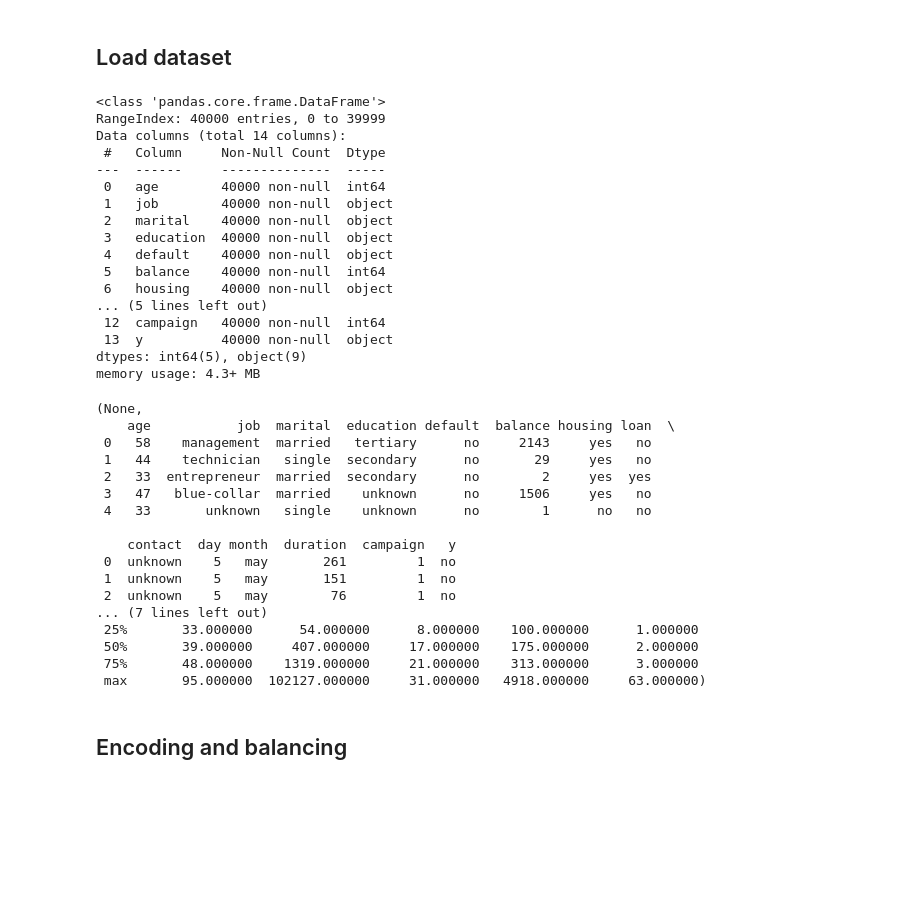
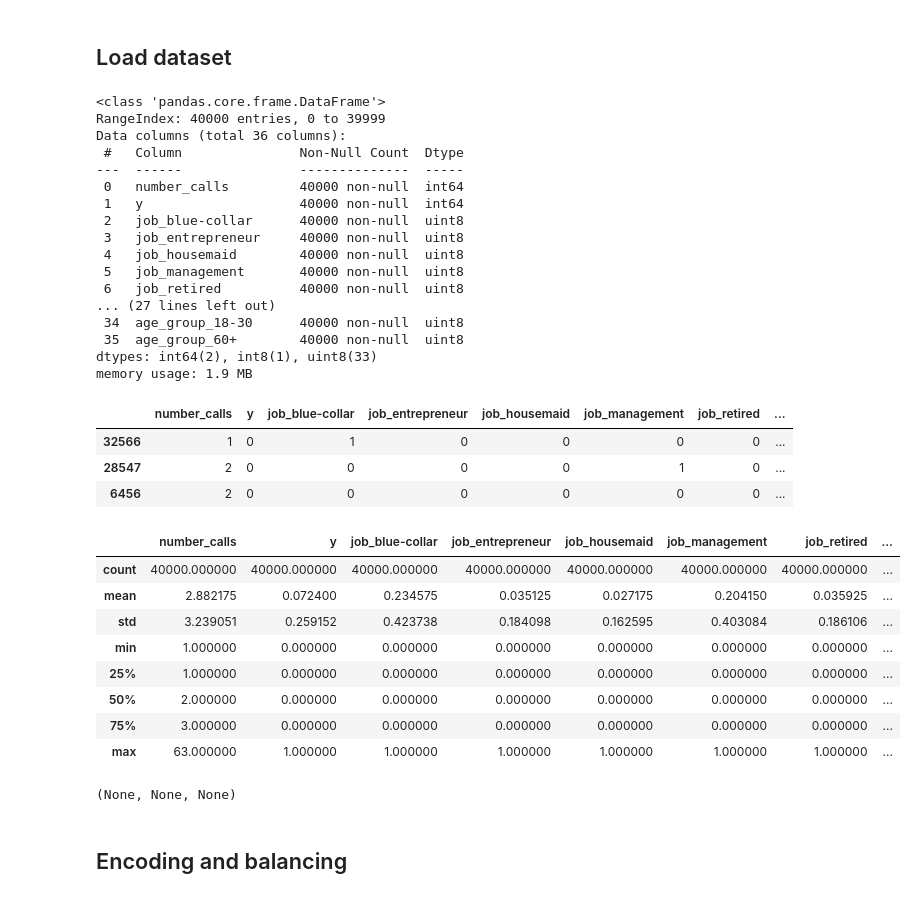
Before and after one commit to Echo9k/2-term_deposit_marketing, a Jupyter notebook: notebooks/4-post_call-prediction_model.ipynb, the cells around one changed output. Cells and saved outputs as stored; diff of their text form; code cells hidden in the pictures; blank space fills up the shorter version.

```diff
--- a/notebooks/4-post_call-prediction_model.ipynb
+++ b/notebooks/4-post_call-prediction_model.ipynb
@@ -25,41 +32,38 @@ output_dir = config['paths']['output_dir']
 # %%
 # Load the dataset
-df = pd.read_parquet(config['paths']['raw_pdata'])
+df = pd.read_parquet(config['paths']["data"]['post'])
 
 # Display basic information about the dataset
-df.info(), df.head(), df.describe()
+df.info(), display(df.sample(3)), display(df.describe())
 # %% [output]
 <class 'pandas.core.frame.DataFrame'>
 RangeIndex: 40000 entries, 0 to 39999
-Data columns (total 14 columns):
- #   Column     Non-Null Count  Dtype
----  ------     --------------  -----
- 0   age        40000 non-null  int64
- 1   job        40000 non-null  object
- 2   marital    40000 non-null  object
- 3   education  40000 non-null  object
- 4   default    40000 non-null  object
- 5   balance    40000 non-null  int64
- 6   housing    40000 non-null  object
-... (5 lines left out)
- 12  campaign   40000 non-null  int64
- 13  y          40000 non-null  object
-dtypes: int64(5), object(9)
-memory usage: 4.3+ MB
+Data columns (total 36 columns):
+ #   Column               Non-Null Count  Dtype
+---  ------               --------------  -----
+ 0   number_calls         40000 non-null  int64
+ 1   y                    40000 non-null  int64
+ 2   job_blue-collar      40000 non-null  uint8
+ 3   job_entrepreneur     40000 non-null  uint8
+ 4   job_housemaid        40000 non-null  uint8
+ 5   job_management       40000 non-null  uint8
+ 6   job_retired          40000 non-null  uint8
+... (27 lines left out)
+ 34  age_group_18-30      40000 non-null  uint8
+ 35  age_group_60+        40000 non-null  uint8
+dtypes: int64(2), int8(1), uint8(33)
+memory usage: 1.9 MB
+|  | number_calls | y | job_blue-collar | job_entrepreneur | job_housemaid | job_management | job_retired | ... |
+| 32566 | 1 | 0 | 1 | 0 | 0 | 0 | 0 | ... |
+| 28547 | 2 | 0 | 0 | 0 | 0 | 1 | 0 | ... |
+| 6456 | 2 | 0 | 0 | 0 | 0 | 0 | 0 | ... |
+|  | number_calls | y | job_blue-collar | job_entrepreneur | job_housemaid | job_management | job_retired | ... |
+| count | 40000.000000 | 40000.000000 | 40000.000000 | 40000.000000 | 40000.000000 | 40000.000000 | 40000.000000 | ... |
+| mean | 2.882175 | 0.072400 | 0.234575 | 0.035125 | 0.027175 | 0.204150 | 0.035925 | ... |
+| std | 3.239051 | 0.259152 | 0.423738 | 0.184098 | 0.162595 | 0.403084 | 0.186106 | ... |
+| min | 1.000000 | 0.000000 | 0.000000 | 0.000000 | 0.000000 | 0.000000 | 0.000000 | ... |
+| 25% | 1.000000 | 0.000000 | 0.000000 | 0.000000 | 0.000000 | 0.000000 | 0.000000 | ... |
+| 50% | 2.000000 | 0.000000 | 0.000000 | 0.000000 | 0.000000 | 0.000000 | 0.000000 | ... |
+| 75% | 3.000000 | 0.000000 | 0.000000 | 0.000000 | 0.000000 | 0.000000 | 0.000000 | ... |
+| max | 63.000000 | 1.000000 | 1.000000 | 1.000000 | 1.000000 | 1.000000 | 1.000000 | ... |
-(None,
-    age           job  marital  education default  balance housing loan  \
- 0   58    management  married   tertiary      no     2143     yes   no
- 1   44    technician   single  secondary      no       29     yes   no
- 2   33  entrepreneur  married  secondary      no        2     yes  yes
- 3   47   blue-collar  married    unknown      no     1506     yes   no
- 4   33       unknown   single    unknown      no        1      no   no
-
-    contact  day month  duration  campaign   y
- 0  unknown    5   may       261         1  no
- 1  unknown    5   may       151         1  no
- 2  unknown    5   may        76         1  no
-... (7 lines left out)
- 25%       33.000000      54.000000      8.000000    100.000000      1.000000
- 50%       39.000000     407.000000     17.000000    175.000000      2.000000
- 75%       48.000000    1319.000000     21.000000    313.000000      3.000000
- max       95.000000  102127.000000     31.000000   4918.000000     63.000000)
+(None, None, None)
```
Also changed, not shown: parts of 10 cells of this notebook, 6 other files.
